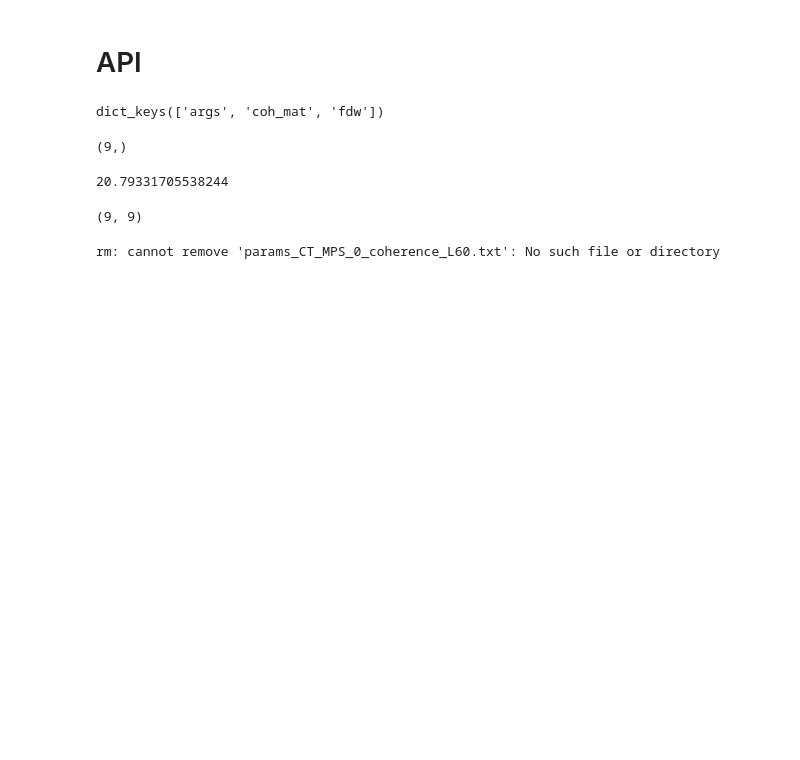
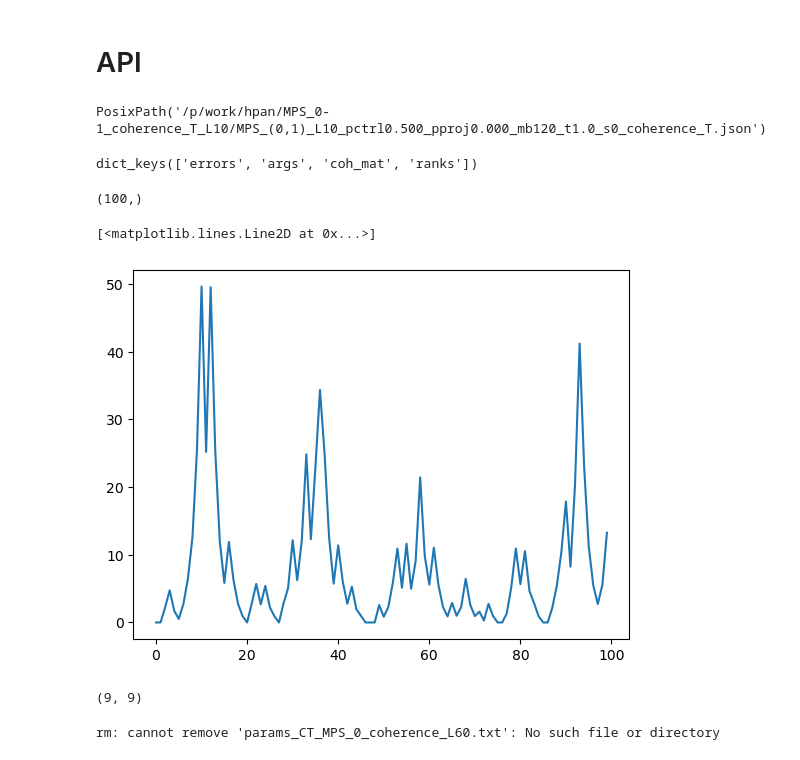
Before and after one commit to hainingpan/CT_MPS, a Jupyter notebook: FM_coherence.ipynb, the cells around one changed output. Cells and saved outputs as stored; diff of their text form; code cells hidden in the pictures; blank space fills up the shorter version.

Commit message:
add coherence_T

```diff
--- a/FM_coherence.ipynb
+++ b/FM_coherence.ipynb
@@ -27,19 +33,26 @@ from diffusion_utils import *
 # %% [markdown]
 # API
+# %%
+pathlib.Path(os.getenv("WORKDIR")) / 'MPS_0-1_coherence_T_L10' / 'MPS_(0,1)_L10_pctrl0.500_pproj0.000_mb120_t1.0_s0_coherence_T.json'
+# %% [output]
+PosixPath('/p/work/hpan/MPS_0-1_coherence_T_L10/MPS_(0,1)_L10_pctrl0.500_pproj0.000_mb120_t1.0_s0_coherence_T.json')
 # %%
-data=load_json('MPS_(0,1)_L8_pctrl0.500_pproj0.000_s1_coherence.json')
+data=rqc.load_json(
+    pathlib.Path(os.getenv("WORKDIR")) / 'CT_MPS' /'MPS_0-1_coherence_T_L10' / 'MPS_(0,1)_L10_pctrl0.500_pproj0.000_mb120_t1.0_s0_coherence_T.json'
+)
 # %%
 data.keys()
 # %% [output]
-dict_keys(['args', 'coh_mat', 'fdw'])
+dict_keys(['errors', 'args', 'coh_mat', 'ranks'])
 # %%
-np.array(data['fdw']).shape
+np.array(data['errors']).shape
 # %% [output]
-(9,)
+(100,)
 # %%
-np.array(data['coh_mat']).sum()
+plt.plot(np.array(data['coh_mat']))
 # %% [output]
-20.79331705538244
+[<matplotlib.lines.Line2D at 0x...>]
+[figure, added]
 # %%
 np.array(data['coh_mat']).shape
 # %% [output]
```
Also changed, not shown: parts of 12 cells of this notebook, 10 other files.
